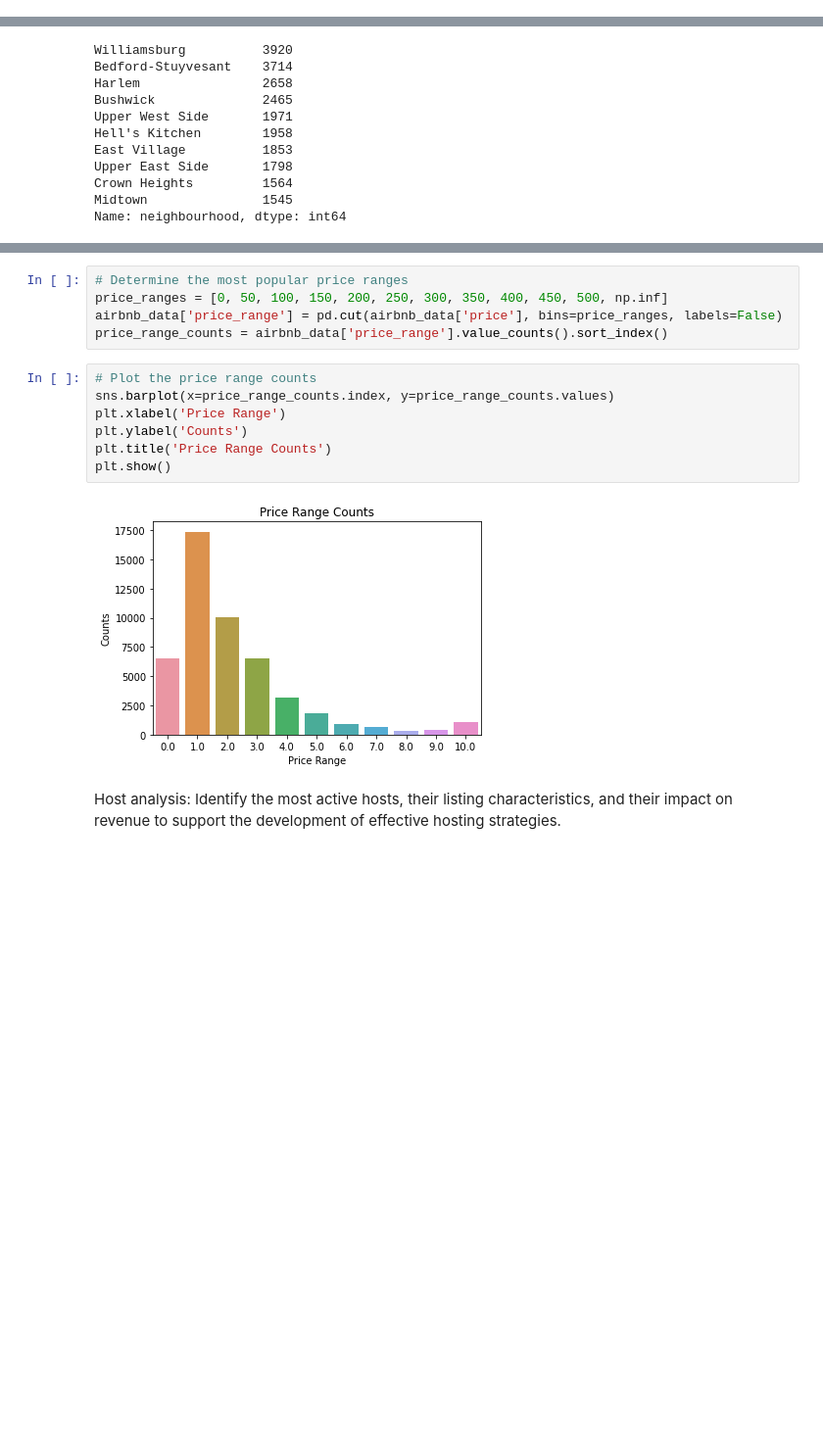
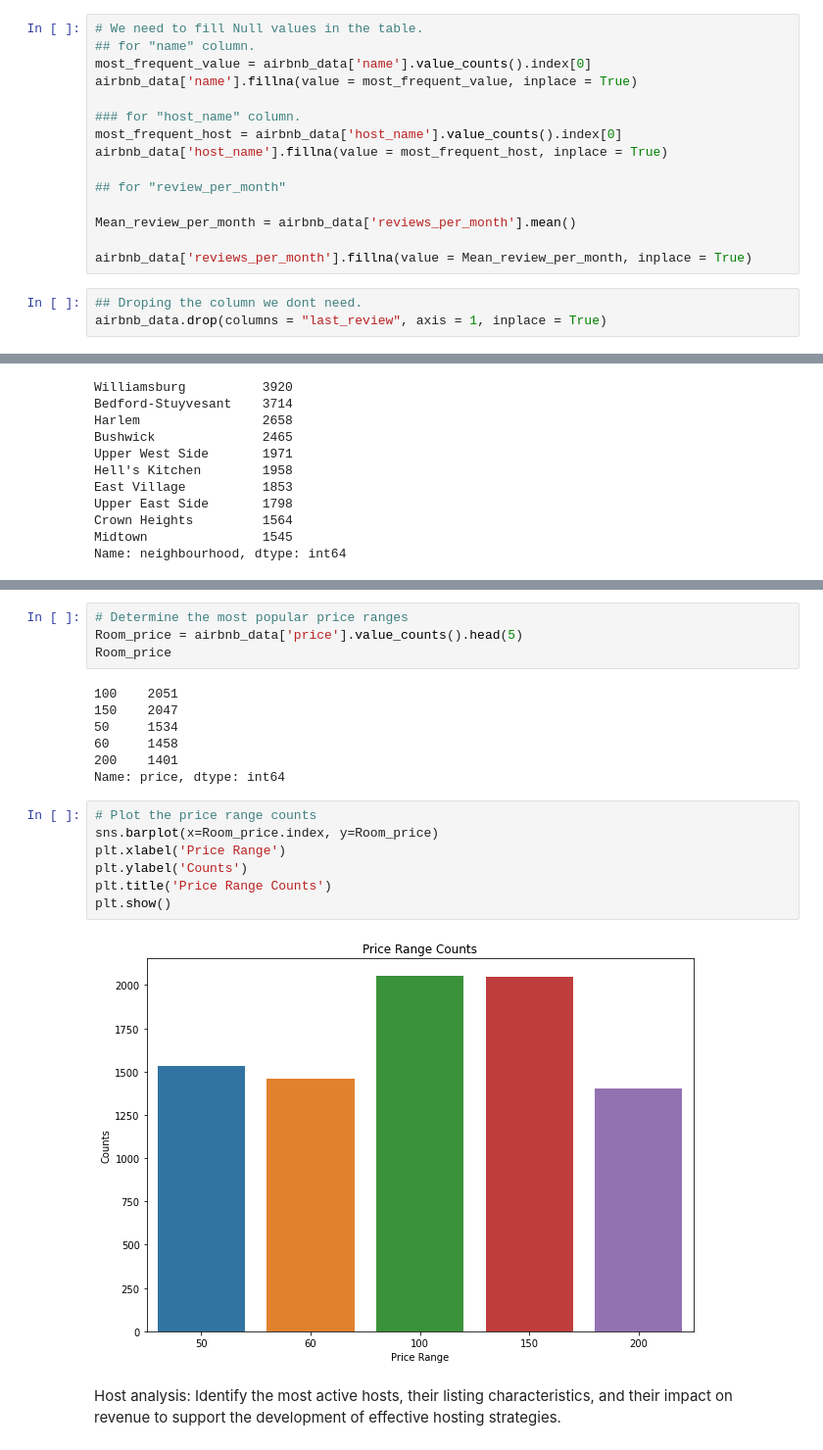
Before and after one commit to Amanr1996/Airbnb-EDA, a Jupyter notebook: Airbnb_initial_eda.ipynb, the cells around one changed output, grey strips where cells are left out. Shown at 98% size. Saved outputs shown, nothing was run; the diff lists cells and outputs as text; blank space fills up the shorter version.

```diff
--- a/Airbnb_initial_eda.ipynb
+++ b/Airbnb_initial_eda.ipynb
@@ -10,0 +37,18 @@ airbnb_data = pd.read_csv('/content/Airbnb NYC 2019.csv')
+# %%
+# We need to fill Null values in the table.
+## for "name" column.
+most_frequent_value = airbnb_data['name'].value_counts().index[0]
+airbnb_data['name'].fillna(value = most_frequent_value, inplace = True)
+
+### for "host_name" column.
+most_frequent_host = airbnb_data['host_name'].value_counts().index[0]
+airbnb_data['host_name'].fillna(value = most_frequent_host, inplace = True)
+
+## for "review_per_month"
+
+Mean_review_per_month = airbnb_data['reviews_per_month'].mean()
+
+airbnb_data['reviews_per_month'].fillna(value = Mean_review_per_month, inplace = True)
+# %%
+## Droping the column we dont need.
+airbnb_data.drop(columns = "last_review", axis = 1, inplace = True)
@@ -50,17 +140,23 @@ plt.show()
-# %%
-# Determine the most popular price ranges
-price_ranges = [0, 50, 100, 150, 200, 250, 300, 350, 400, 450, 500, np.inf]
-airbnb_data['price_range'] = pd.cut(airbnb_data['price'], bins=price_ranges, labels=False)
-price_range_counts = airbnb_data['price_range'].value_counts().sort_index()
+# %%
+# Determine the most popular price ranges
+Room_price = airbnb_data['price'].value_counts().head(5)
+Room_price
+# %% [output]
+100    2051
+150    2047
+50     1534
+60     1458
+200    1401
+Name: price, dtype: int64
 # %%
 # Plot the price range counts
-sns.barplot(x=price_range_counts.index, y=price_range_counts.values)
+sns.barplot(x=Room_price.index, y=Room_price)
 plt.xlabel('Price Range')
 plt.ylabel('Counts')
 plt.title('Price Range Counts')
 plt.show()
 # %% [output]
-[figure, old version]
+[figure, new version]
 # %% [markdown]
 Host analysis: Identify the most active hosts, their listing characteristics, and their impact on revenue to support the development of effective hosting strategies.
 # %%
```
Also changed, not shown: parts of 21 cells of this notebook.
